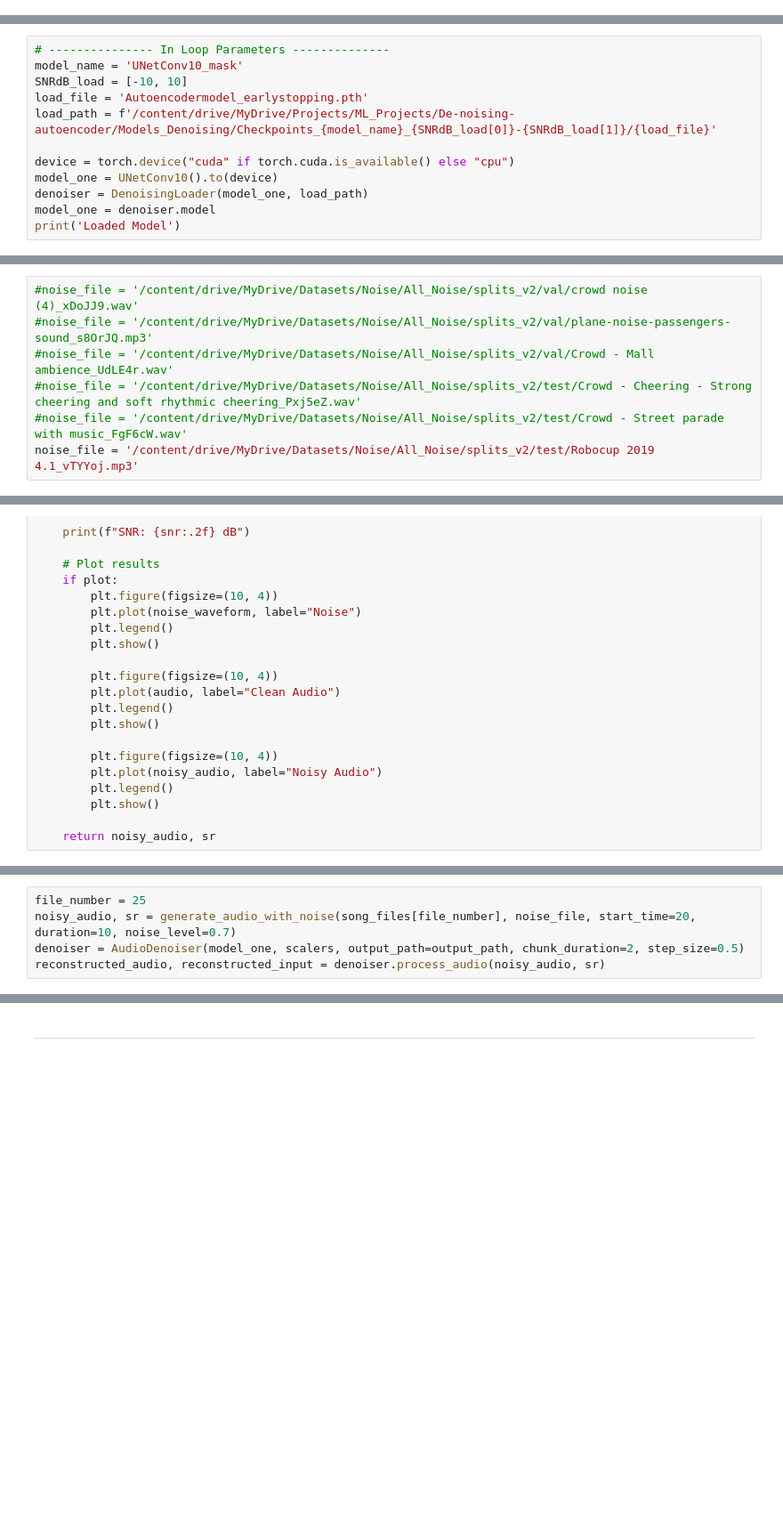
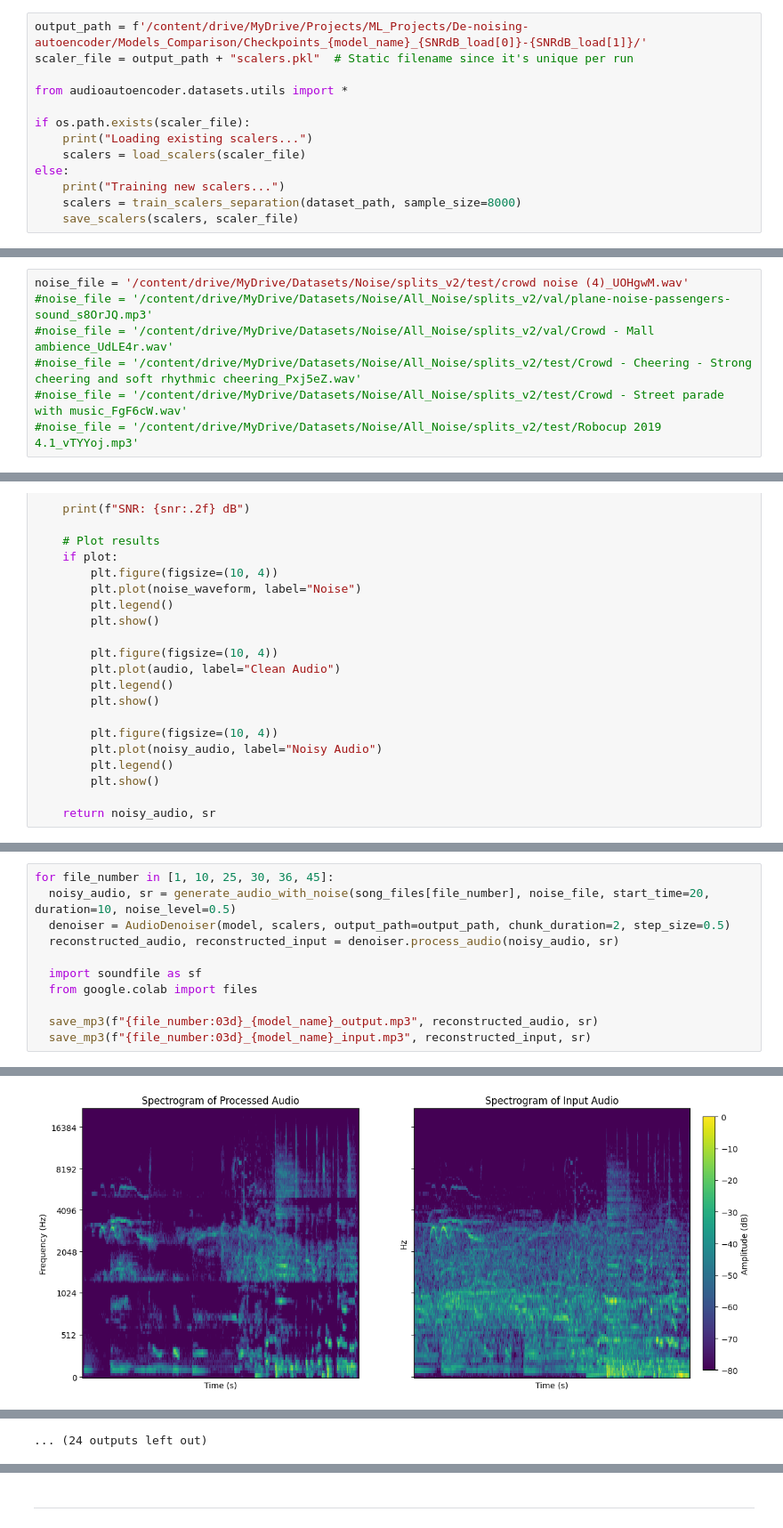
Before and after one commit to CiaranMaloy/audioautoencoder, a Jupyter notebook: audioautoencoder/Scripts/Denoise_Audio.ipynb, the cells around one changed output, grey strips where cells are left out. Shown at 89% size. Saved outputs shown, nothing was run; the diff lists cells and outputs as text; blank space fills up the shorter version.

```diff
--- a/audioautoencoder/Scripts/Denoise_Audio.ipynb
+++ b/audioautoencoder/Scripts/Denoise_Audio.ipynb
@@ -0,0 +78,13 @@
+# %%
+output_path = f'/content/drive/MyDrive/Projects/ML_Projects/De-noising-autoencoder/Models_Comparison/Checkpoints_{model_name}_{SNRdB_load[0]}-{SNRdB_load[1]}/'
+scaler_file = output_path + "scalers.pkl"  # Static filename since it's unique per run
+
+from audioautoencoder.datasets.utils import *
+
+if os.path.exists(scaler_file):
+    print("Loading existing scalers...")
+    scalers = load_scalers(scaler_file)
+else:
+    print("Training new scalers...")
+    scalers = train_scalers_separation(dataset_path, sample_size=8000)
+    save_scalers(scalers, scaler_file)
@@ -2,18 +94,6 @@
 # Denoise Audio
 # %%
 from audioautoencoder.denoising import *
-# %%
-# --------------- In Loop Parameters --------------
-model_name = 'UNetConv10_mask'
-SNRdB_load = [-10, 10]
-load_file = 'Autoencodermodel_earlystopping.pth'
-load_path = f'/content/drive/MyDrive/Projects/ML_Projects/De-noising-autoencoder/Models_Denoising/Checkpoints_{model_name}_{SNRdB_load[0]}-{SNRdB_load[1]}/{load_file}'
-
-device = torch.device("cuda" if torch.cuda.is_available() else "cpu")
-model_one = UNetConv10().to(device)
-denoiser = DenoisingLoader(model_one, load_path)
-model_one = denoiser.model
-print('Loaded Model')
 # %%
 import os
 
@@ -32,10 +114,10 @@ print(f"\nTotal matching files: {len(song_files)}")
 # %%
-#noise_file = '/content/drive/MyDrive/Datasets/Noise/All_Noise/splits_v2/val/crowd noise (4)_xDoJJ9.wav'
+noise_file = '/content/drive/MyDrive/Datasets/Noise/splits_v2/test/crowd noise (4)_UOHgwM.wav'
 #noise_file = '/content/drive/MyDrive/Datasets/Noise/All_Noise/splits_v2/val/plane-noise-passengers-sound_s8OrJQ.mp3'
 #noise_file = '/content/drive/MyDrive/Datasets/Noise/All_Noise/splits_v2/val/Crowd - Mall ambience_UdLE4r.wav'
 #noise_file = '/content/drive/MyDrive/Datasets/Noise/All_Noise/splits_v2/test/Crowd - Cheering - Strong cheering and soft rhythmic cheering_Pxj5eZ.wav'
 #noise_file = '/content/drive/MyDrive/Datasets/Noise/All_Noise/splits_v2/test/Crowd - Street parade with music_FgF6cW.wav'
-noise_file = '/content/drive/MyDrive/Datasets/Noise/All_Noise/splits_v2/test/Robocup 2019 4.1_vTYYoj.mp3'
+#noise_file = '/content/drive/MyDrive/Datasets/Noise/All_Noise/splits_v2/test/Robocup 2019 4.1_vTYYoj.mp3'
 # %%
 def generate_audio_with_noise(audio_file, noise_file, start_time=10, duration=10,
                              signal_level=1, noise_level=0.1, sr=44100, plot=False):
@@ -393,5 +464,12 @@ def magphase_to_waveform(magnitude, phase, audio_length=44100):
 # %%
-file_number = 25
-noisy_audio, sr = generate_audio_with_noise(song_files[file_number], noise_file, start_time=20, duration=10, noise_level=0.7)
-denoiser = AudioDenoiser(model_one, scalers, output_path=output_path, chunk_duration=2, step_size=0.5)
-reconstructed_audio, reconstructed_input = denoiser.process_audio(noisy_audio, sr)
+for file_number in [1, 10, 25, 30, 36, 45]:
+  noisy_audio, sr = generate_audio_with_noise(song_files[file_number], noise_file, start_time=20, duration=10, noise_level=0.5)
+  denoiser = AudioDenoiser(model, scalers, output_path=output_path, chunk_duration=2, step_size=0.5)
+  reconstructed_audio, reconstructed_input = denoiser.process_audio(noisy_audio, sr)
+
+  import soundfile as sf
+  from google.colab import files
+
+  save_mp3(f"{file_number:03d}_{model_name}_output.mp3", reconstructed_audio, sr)
+  save_mp3(f"{file_number:03d}_{model_name}_input.mp3", reconstructed_input, sr)
+# %% [output]
@@ -397,0 +480 @@ reconstructed_audio, reconstructed_input = denoiser.process_audio(noisy_audio, s
+[figure, added]
@@ -397,0 +494 @@ reconstructed_audio, reconstructed_input = denoiser.process_audio(noisy_audio, s
+... (24 outputs left out)
```
Also changed, not shown: parts of 17 cells of this notebook.
